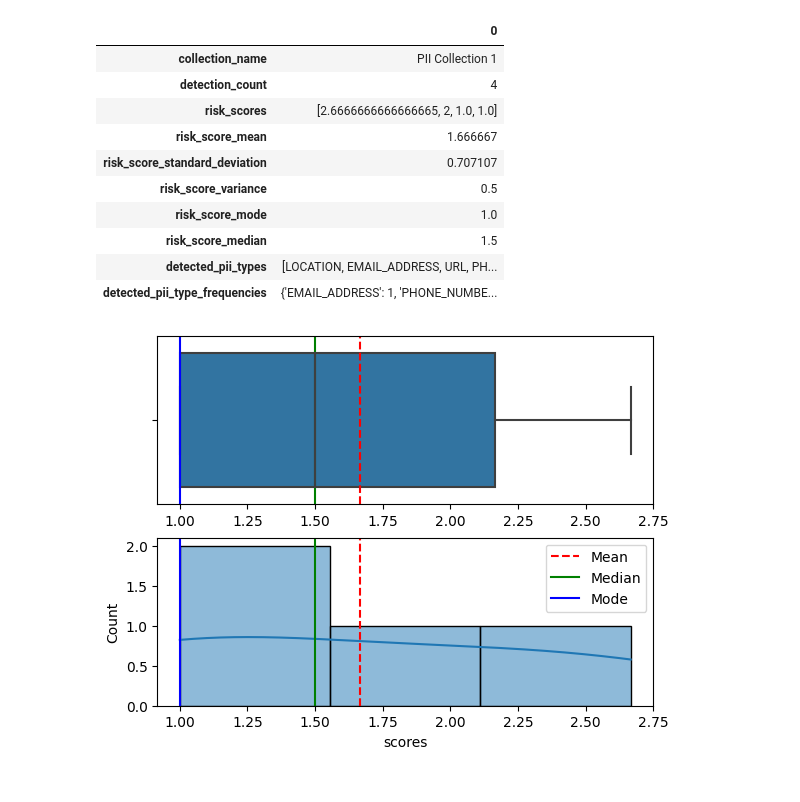
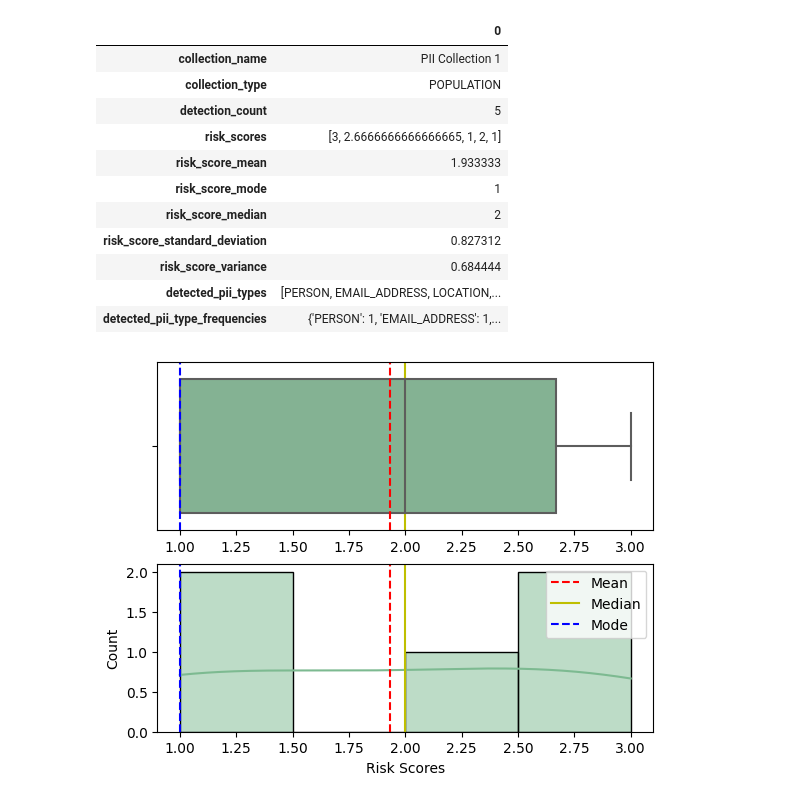
Before and after one commit to EdyVision/pii-codex, a Jupyter notebook: notebooks/pii-batch-analysis-ms-presidio.ipynb, the cells around one changed output. Cells and saved outputs as stored; diff of their text form; code cells hidden in the pictures.

```diff
--- a/notebooks/pii-batch-analysis-ms-presidio.ipynb
+++ b/notebooks/pii-batch-analysis-ms-presidio.ipynb
@@ -12,11 +12,11 @@ import pandas as pd
 analysis_results = PII_ANALYSIS_SERVICE.analyze_collection(
     analysis_provider=AnalysisProviderType.PRESIDIO.name,
     texts=[
+        "How can I reach you, Jim?",
         "Here is my contact information: Phone number 555-555-5555 and my email is example123@email.com",
-        "Perfect, mine number if you need me is 777-777=7777. Where is the residence and what is the earliest the crew can arrive?"
+        "Perfect, my number if you need me is 777-777=7777. Where is the residence and what is the earliest the crew can arrive?",
         "I'll be at my home at 123 Dark Data Lane, OH, 11111 after 7PM",
-        "Cool, I'll be there!",
-        "Excellent, thanks so much!"
+        "Cool, I'll be there!"
         ],
     language_code="en",
     collection_type="population",
@@ -70,42 +70,43 @@ analyses_collection_df.T
 # %% [output]
 |  | 0 |
 | collection_name | PII Collection 1 |
-| detection_count | 4 |
-| risk_scores | [2.6666666666666665, 2, 1.0, 1.0] |
-| risk_score_mean | 1.666667 |
-| risk_score_standard_deviation | 0.707107 |
-| risk_score_variance | 0.5 |
-| risk_score_mode | 1.0 |
-| risk_score_median | 1.5 |
-| detected_pii_types | [LOCATION, EMAIL_ADDRESS, URL, PH... |
-| detected_pii_type_frequencies | {'EMAIL_ADDRESS': 1, 'PHONE_NUMBE... |
+| collection_type | POPULATION |
+| detection_count | 5 |
+| risk_scores | [3, 2.6666666666666665, 1, 2, 1] |
+| risk_score_mean | 1.933333 |
+| risk_score_mode | 1 |
+| risk_score_median | 2 |
+| risk_score_standard_deviation | 0.827312 |
+| risk_score_variance | 0.684444 |
+| detected_pii_types | [PERSON, EMAIL_ADDRESS, LOCATION,... |
+| detected_pii_type_frequencies | {'PERSON': 1, 'EMAIL_ADDRESS': 1,... |
 # %%
 from matplotlib import pyplot as plt
 import pandas as pd
 import seaborn as sns
 
-sns.color_palette("rocket", as_cmap=True)
+sns.set_palette(sns.color_palette("crest"))
 
-df = pd.DataFrame({"scores":analyses_collection_df.risk_scores.item()})
+df = pd.DataFrame({"Risk Scores":analyses_collection_df.risk_scores.item()})
 
 f, (ax_box, ax_hist) = plt.subplots(2)
 mean=analyses_collection_df['risk_score_mean'].mean()
 median=analyses_collection_df['risk_score_median'].median()
 mode=analyses_collection_df['risk_score_mode'].mode().values[0]
 
-sns.boxplot(data=df, x="scores", ax=ax_box)
+sns.boxplot(data=df, x="Risk Scores", ax=ax_box)
 ax_box.axvline(mean, color='r', linestyle='--')
-ax_box.axvline(median, color='g', linestyle='-')
-ax_box.axvline(mode, color='b', linestyle='-')
+ax_box.axvline(median, color='y', linestyle='-')
+ax_box.axvline(mode, color='b', linestyle='--')
 
-sns.histplot(data=df, x="scores", ax=ax_hist, kde=True)
+sns.histplot(data=df, x="Risk Scores", ax=ax_hist, kde=True)
 ax_hist.axvline(mean, color='r', linestyle='--', label="Mean")
-ax_hist.axvline(median, color='g', linestyle='-', label="Median")
-ax_hist.axvline(mode, color='b', linestyle='-', label="Mode")
+ax_hist.axvline(median, color='y', linestyle='-', label="Median")
+ax_hist.axvline(mode, color='b', linestyle='--', label="Mode")
 
 ax_hist.legend()
 
 ax_box.set(xlabel='')
 plt.show()
 # %% [output]
-[figure, old version]
+[figure, new version]
```
Also changed, not shown: parts of 3 cells of this notebook, 4 other files.
